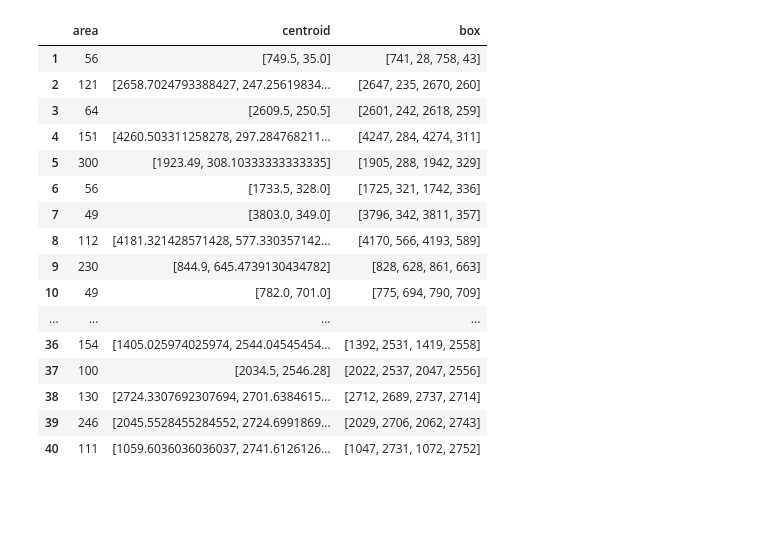
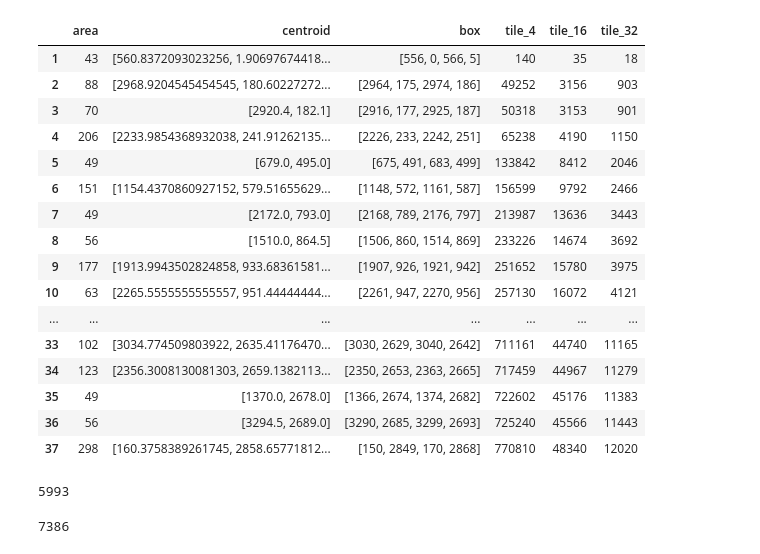
Before and after one commit to cygnus77/astrocam, a Jupyter notebook: fwhm/align.ipynb, the cells around one changed output. Drawn from its saved outputs; the diff is of its cells as text; code cells hidden in the pictures; blank space fills up the shorter version.

Commit message:
Star matching

```diff
--- a/fwhm/align.ipynb
+++ b/fwhm/align.ipynb
@@ -8,11 +12,13 @@ from find_stars import StarFinder
 # %%
-out_of_focus = r"D:\Astro\20220430-whale\outoffocus\Image741.nef"
-in_focus = r"D:\Astro\20220430-whale\light\Image752.nef"
+out_of_focus = r"C:\code\astrocam\outoffocus\Image741.nef"
+in_focus = r"C:\code\astrocam\light\Image752.nef"
 
 s = StarFinder()
 
-a_stars = s.getStarData(in_focus)
-b_stars = s.getStarData(out_of_focus)
+ref_data = s.getStarData(in_focus)
+tgt_data = s.getStarData(out_of_focus)
+ref_image, ref_stars = ref_data["image"], ref_data["stars"]
+tgt_image, tgt_stars = tgt_data["image"], tgt_data["stars"]
 # %%
 def getStarDF(stardata):
   df = pd.DataFrame(stardata)
@@ -41,20 +27,22 @@ getStarDF(a_stars)
-# %%
-getStarDF(b_stars)
-# %% [output]
-|  | area | centroid | box |
-| 1 | 56 | [749.5, 35.0] | [741, 28, 758, 43] |
-| 2 | 121 | [2658.7024793388427, 247.25619834... | [2647, 235, 2670, 260] |
-| 3 | 64 | [2609.5, 250.5] | [2601, 242, 2618, 259] |
-| 4 | 151 | [4260.503311258278, 297.284768211... | [4247, 284, 4274, 311] |
-| 5 | 300 | [1923.49, 308.10333333333335] | [1905, 288, 1942, 329] |
-| 6 | 56 | [1733.5, 328.0] | [1725, 321, 1742, 336] |
-| 7 | 49 | [3803.0, 349.0] | [3796, 342, 3811, 357] |
-| 8 | 112 | [4181.321428571428, 577.330357142... | [4170, 566, 4193, 589] |
-| 9 | 230 | [844.9, 645.4739130434782] | [828, 628, 861, 663] |
-| 10 | 49 | [782.0, 701.0] | [775, 694, 790, 709] |
-| ... | ... | ... | ... |
-| 36 | 154 | [1405.025974025974, 2544.04545454... | [1392, 2531, 1419, 2558] |
-| 37 | 100 | [2034.5, 2546.28] | [2022, 2537, 2047, 2556] |
-| 38 | 130 | [2724.3307692307694, 2701.6384615... | [2712, 2689, 2737, 2714] |
-| 39 | 246 | [2045.5528455284552, 2724.6991869... | [2029, 2706, 2062, 2743] |
-| 40 | 111 | [1059.6036036036037, 2741.6126126... | [1047, 2731, 1072, 2752] |
+# %%
+df_ref = getStarDF(ref_stars)
+# %%
+df_ref
+# %% [output]
+|  | area | centroid | box | tile_4 | tile_16 | tile_32 |
+| 1 | 43 | [560.8372093023256, 1.90697674418... | [556, 0, 566, 5] | 140 | 35 | 18 |
+| 2 | 88 | [2968.9204545454545, 180.60227272... | [2964, 175, 2974, 186] | 49252 | 3156 | 903 |
+| 3 | 70 | [2920.4, 182.1] | [2916, 177, 2925, 187] | 50318 | 3153 | 901 |
+| 4 | 206 | [2233.9854368932038, 241.91262135... | [2226, 233, 2242, 251] | 65238 | 4190 | 1150 |
+| 5 | 49 | [679.0, 495.0] | [675, 491, 683, 499] | 133842 | 8412 | 2046 |
+| 6 | 151 | [1154.4370860927152, 579.51655629... | [1148, 572, 1161, 587] | 156599 | 9792 | 2466 |
+| 7 | 49 | [2172.0, 793.0] | [2168, 789, 2176, 797] | 213987 | 13636 | 3443 |
+| 8 | 56 | [1510.0, 864.5] | [1506, 860, 1514, 869] | 233226 | 14674 | 3692 |
+| 9 | 177 | [1913.9943502824858, 933.68361581... | [1907, 926, 1921, 942] | 251652 | 15780 | 3975 |
+| 10 | 63 | [2265.5555555555557, 951.44444444... | [2261, 947, 2270, 956] | 257130 | 16072 | 4121 |
+| ... | ... | ... | ... | ... | ... | ... |
+| 33 | 102 | [3034.774509803922, 2635.41176470... | [3030, 2629, 3040, 2642] | 711161 | 44740 | 11165 |
+| 34 | 123 | [2356.3008130081303, 2659.1382113... | [2350, 2653, 2363, 2665] | 717459 | 44967 | 11279 |
+| 35 | 49 | [1370.0, 2678.0] | [1366, 2674, 1374, 2682] | 722602 | 45176 | 11383 |
+| 36 | 56 | [3294.5, 2689.0] | [3290, 2685, 3299, 2693] | 725240 | 45566 | 11443 |
+| 37 | 298 | [160.3758389261745, 2858.65771812... | [150, 2849, 170, 2868] | 770810 | 48340 | 12020 |
@@ -60,0 +89,10 @@ getStarDF(b_stars)
+# %%
+tri_ref = getTriangles(df_ref)
+print(len(tri_ref))
+# %% [output]
+5993
+# %%
+tri_tgt = getTriangles(df_tgt)
+print(len(tri_tgt))
+# %% [output]
+7386
```
Also changed, not shown: parts of 13 cells of this notebook, 2 other files.
